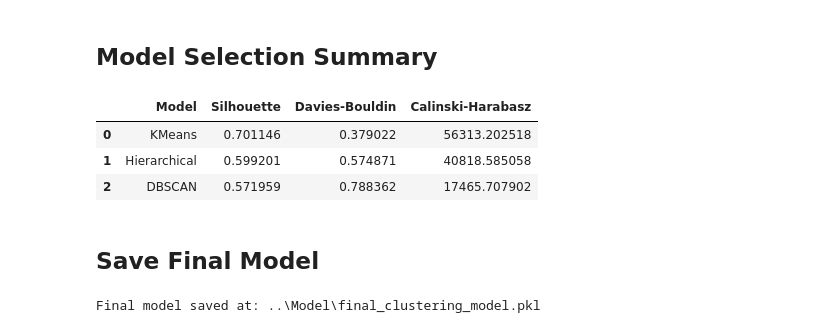
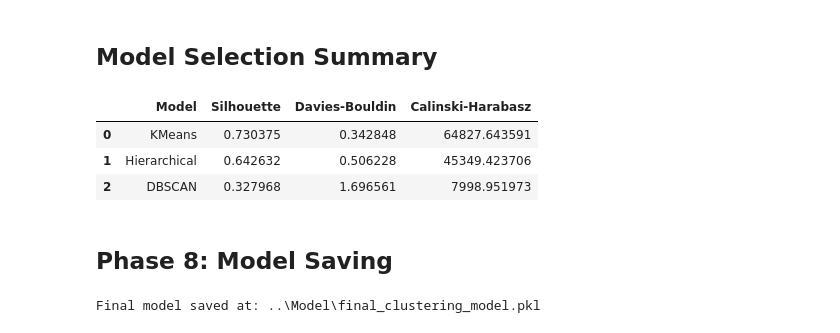
Before and after one commit to Melissiasamir/Employee-Segmentation-Clustering, a Jupyter notebook: Notebooks/notebook.ipynb, the cells around one changed output. Saved outputs shown, nothing was run; the diff lists cells and outputs as text; code cells hidden in the pictures.

```diff
--- a/Notebooks/notebook.ipynb
+++ b/Notebooks/notebook.ipynb
@@ -563,15 +410,3 @@ def evaluate_clustering(X, labels):
     }
 # %% [markdown]
   **K-Means Clustering**
-# %%
-kmeans_results = []
-
-for k in range(2, 13):
-    model = KMeans(n_clusters=k,random_state=42, n_init='auto')
-    model.fit(principalComponents)
-    scores = evaluate_clustering(principalComponents, model.labels_)
-    scores["k"] = k
-    kmeans_results.append(scores)
-
-kmeans_df = pd.DataFrame(kmeans_results)
-kmeans_df
@@ -591 +413,9 @@ kmeans_df
+# %%
+kmeans_results = []
+for k in range(2,13):
+    km = KMeans(n_clusters=k, random_state=42, n_init=50)
+    km.fit(principalComponents)
+    scores = evaluate_clustering(principalComponents, km.labels_)
+    scores['k'] = k
+    kmeans_results.append(scores)
 # %%
@@ -602,9 +432,5 @@ plt.show()
 # %%
-best_k = kmeans_df.sort_values("Silhouette", ascending=False).iloc[0]["k"]
-best_k = int(best_k)
-
-kmeans_final = KMeans(n_clusters=best_k, random_state=42, init="k-means++", n_init=50)
+best_k = int(kmeans_df.sort_values("Silhouette", ascending=False).iloc[0]["k"])
+kmeans_final = KMeans(n_clusters=best_k, random_state=42, n_init=50)
 kmeans_labels = kmeans_final.fit_predict(principalComponents)
-
 kmeans_scores = evaluate_clustering(principalComponents, kmeans_labels)
-best_k, kmeans_scores
@@ -665,11 +474,7 @@ plt.show()
 # %%
-#DBSCAN Clustering - density-based method, removes noise points
-dbscan = DBSCAN(eps=0.5, min_samples=5)
-dbscan_labels = dbscan.fit_predict(X_clean)
-
-# remove noise for evaluation
-mask = dbscan_labels != -1
-
-dbscan_scores = evaluate_clustering(X_clean[mask], dbscan_labels[mask])
-dbscan_scores
+dbscan = DBSCAN(eps=0.6, min_samples=5)
+labels = dbscan.fit_predict(principalComponents)
+mask = labels != -1
+score = silhouette_score(principalComponents[mask], labels[mask])
+print(score)
 # %% [output]
@@ -694,19 +494,18 @@ plt.show()
 # %%
 # Compare clustering models and select the best
 results = pd.DataFrame([
     {"Model": "KMeans", **kmeans_scores},
     {"Model": "Hierarchical", **agg_scores},
     {"Model": "DBSCAN", **dbscan_scores}
 ])
-
-results
+display(results)
 # %% [output]
 |  | Model | Silhouette | Davies-Bouldin | Calinski-Harabasz |
-| 0 | KMeans | 0.701146 | 0.379022 | 56313.202518 |
-| 1 | Hierarchical | 0.599201 | 0.574871 | 40818.585058 |
-| 2 | DBSCAN | 0.571959 | 0.788362 | 17465.707902 |
+| 0 | KMeans | 0.730375 | 0.342848 | 64827.643591 |
+| 1 | Hierarchical | 0.642632 | 0.506228 | 45349.423706 |
+| 2 | DBSCAN | 0.327968 | 1.696561 | 7998.951973 |
 # %% [markdown]
-## Save Final Model
+## Phase 8: Model Saving
 # %%
 # Save final pipeline including preprocessing, PCA, and best clustering model
 
```
Also changed, not shown: parts of 83 cells of this notebook, 1 other file.
